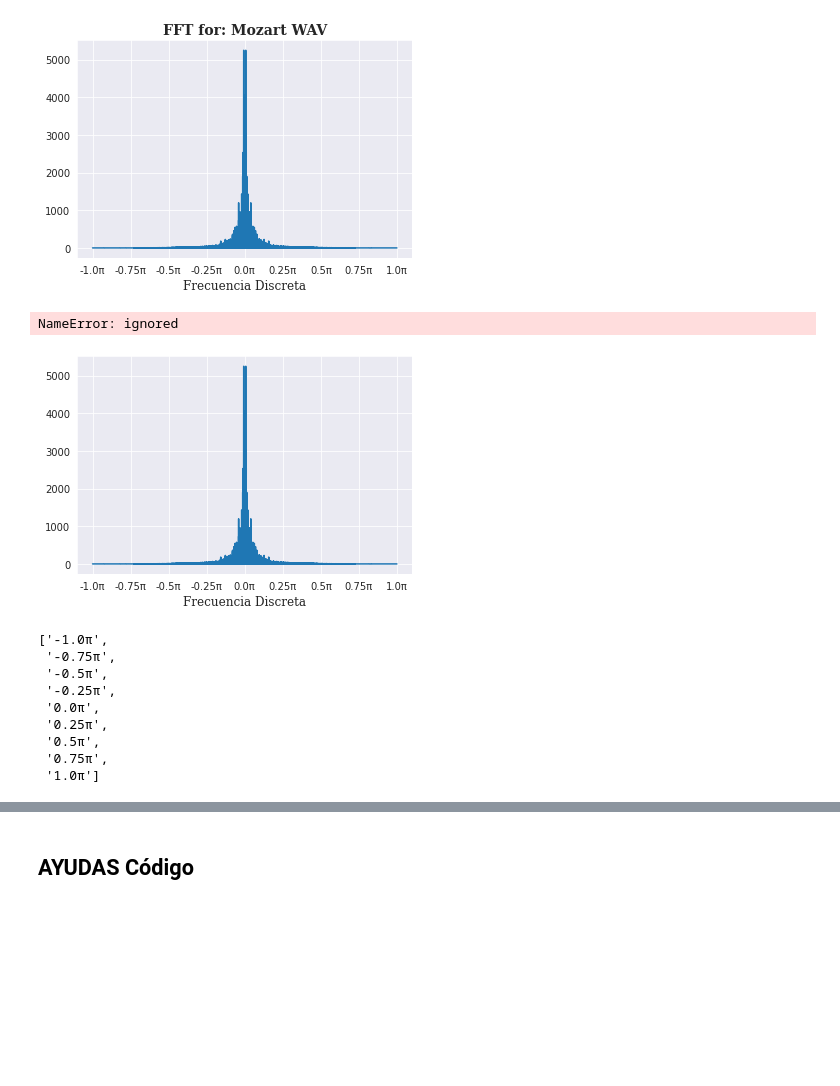
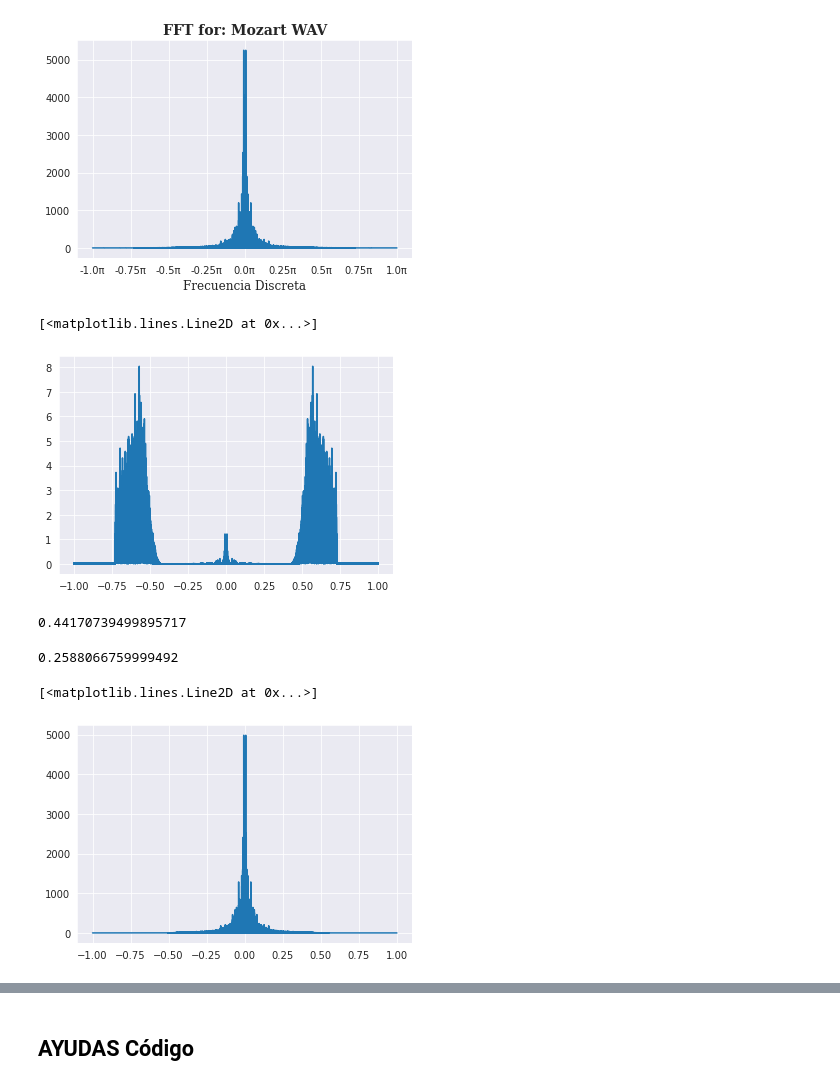
Before and after one commit to capajaro/DSP_Project, a Jupyter notebook: Proyecto_Final_DSP_UN.ipynb, the cells around one changed output, grey strips where cells are left out. Saved outputs shown, nothing was run; the diff lists cells and outputs as text; code cells hidden in the pictures; blank space fills up the shorter version.

```diff
--- a/Proyecto_Final_DSP_UN.ipynb
+++ b/Proyecto_Final_DSP_UN.ipynb
@@ -257,38 +220,3 @@ FoureirPlots(Nirvana, samplerate_Nirvana, 'Nirvana')
 FoureirPlots(Mozart, samplerate_Mozart, 'Mozart')
 # %% [output]
 [figure]
-# %%
-Signal = Mozart
-fs = samplerate_Mozart
-dt = 1/fs
-L = len(Signal)
-Signal_fft = ft.fft(Signal);
-f = np.arange(-fs/2, fs/2-(fs/(len(Signal_fft)))+fs/(len(Signal_fft)), fs/(len(Signal_fft)))
-Signal_f = ft.fftshift(ft.fft(Signal))
-w = ft.fftshift(ft.fftfreq(Signal_f.size,1/2))
-plt.figure(20)
-plt.plot(w,np.abs(Signal_f))
-plt.rcParams["font.family"] = "Times New Roman"
-plt.grid(b=True, which='minor', alpha=0.25)
-plt.xlabel('Frecuencia Discreta', fontdict = {'fontsize': 12, 'fontname': 'serif'})
-xt_Label = ['%s\u03C0' %(el) for el in np.arange(-1,1.25,0.25).tolist()]
-plt.xticks(np.arange(-1,1.25,0.25).tolist(), labels = xt_Label)
-titulo = 'FFT for: %s WAV' % (Name)
-plt.title(titulo, fontdict = {'fontsize': 14, 'fontweight': 'bold', 'fontname': 'serif'})
-plt.savefig('%s.png'%(Name))
-# %% [output]
-NameError: ignored
-[figure, removed]
-# %%
-
-xt_Label
-# %% [output]
-['-1.0π',
- '-0.75π',
- '-0.5π',
- '-0.25π',
- '0.0π',
- '0.25π',
- '0.5π',
- '0.75π',
- '1.0π']
@@ -298,0 +223,38 @@ Nirvana_Tramas = list(Tramas(Nirvana, 256))
+# %%
+[w_mozart_filt_HP, Mozart_filt_HP, Mozart_filt_HP_f] = Filtro_HP(Mozart)
+plt.plot(w_mozart_filt_HP, np.abs(Mozart_filt_HP_f))
+# %% [output]
+[<matplotlib.lines.Line2D at 0x...>]
+[figure, added]
+# %%
+tic = tm.default_timer()
+Signal = Mozart
+orden = 10
+Signal = np.array(Signal)
+Signal_I = np.zeros((Signal.size*orden))
+for i in range(len(Signal)):
+  Signal_I[orden*i] = Signal[i]
+toc = tm.default_timer()
+
+print(toc-tic)
+# %% [output]
+0.44170739499895717
+# %%
+tic = tm.default_timer()
+Signal = Mozart
+orden = 10
+Signal = np.array(Signal)
+Signal_I = np.zeros((Signal.size*orden))
+pos = [orden*i for i in range(len(Signal)) ]
+Signal_I[pos] = Signal
+toc = tm.default_timer()
+
+print(toc-tic)
+# %% [output]
+0.2588066759999492
+# %%
+[w_mozart_filt_LP, Mozart_filt_LP, Mozart_filt_LP_f] = Filtro_LP(Mozart)
+plt.plot(w_mozart_filt_LP, np.abs(Mozart_filt_LP_f))
+# %% [output]
+[<matplotlib.lines.Line2D at 0x...>]
+[figure, added]
```
Also changed, not shown: parts of 8 cells of this notebook.
